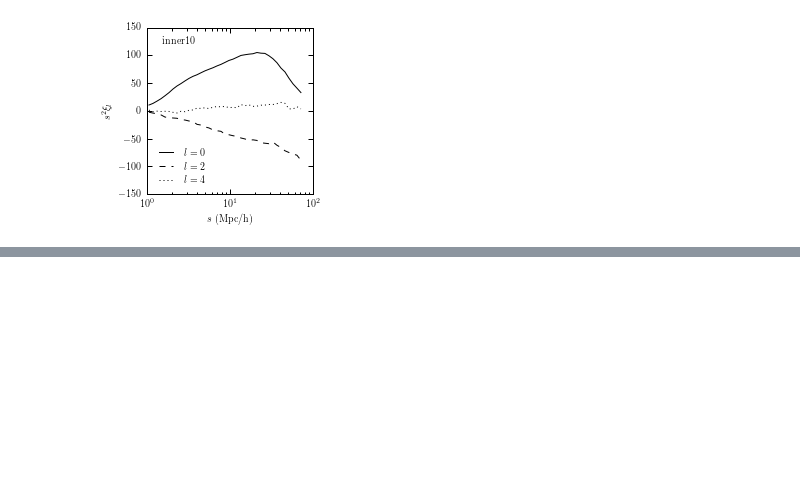
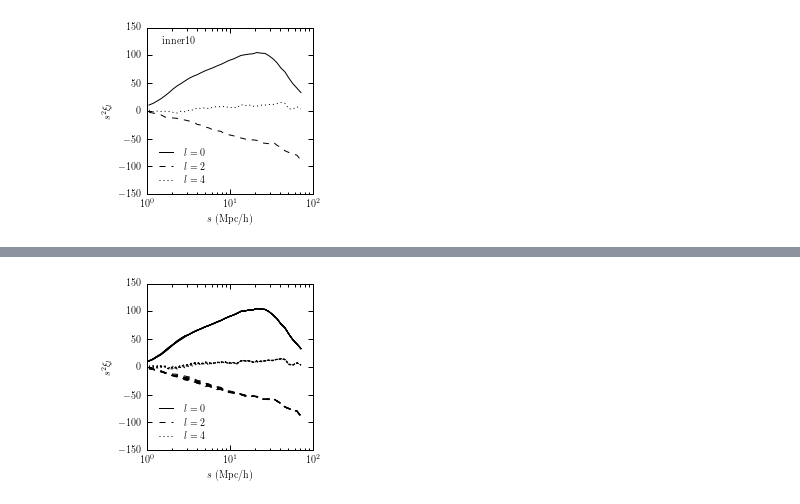
Before and after one commit to duncandc/vhalo, a Jupyter notebook: notebooks/Clustering.ipynb, the cells around one changed output, grey strips where cells are left out. Saved outputs shown, nothing was run; the diff lists cells and outputs as text; code cells hidden in the pictures; blank space fills up the shorter version.

```diff
--- a/notebooks/Clustering.ipynb
+++ b/notebooks/Clustering.ipynb
@@ -119,0 +393,60 @@ t.write(filepath + filename + '.dat', format='ascii')
+# %%
+"""
+plot the multipoles
+"""
+
+s_bin_centers = t_10['s']
+
+fig = plt.figure(figsize=(3.3,3.3))
+fig.subplots_adjust(left=0.2, right=0.9, bottom=0.2, top=0.9)
+
+l1, = plt.plot(s_bin_centers, t_10['l=0']*s_bin_centers**2, '-', color='black')
+l2, = plt.plot(s_bin_centers, t_10['l=2']*s_bin_centers**2, '--', color='black')
+l3, = plt.plot(s_bin_centers, t_10['l=4']*s_bin_centers**2, ':', color='black')
+
+l1, = plt.plot(s_bin_centers, t_20['l=0']*s_bin_centers**2, '-', color='black')
+l2, = plt.plot(s_bin_centers, t_20['l=2']*s_bin_centers**2, '--', color='black')
+l3, = plt.plot(s_bin_centers, t_20['l=4']*s_bin_centers**2, ':', color='black')
+
+l1, = plt.plot(s_bin_centers, t_30['l=0']*s_bin_centers**2, '-', color='black')
+l2, = plt.plot(s_bin_centers, t_30['l=2']*s_bin_centers**2, '--', color='black')
+l3, = plt.plot(s_bin_centers, t_30['l=4']*s_bin_centers**2, ':', color='black')
+
+l1, = plt.plot(s_bin_centers, t_40['l=0']*s_bin_centers**2, '-', color='black')
+l2, = plt.plot(s_bin_centers, t_40['l=2']*s_bin_centers**2, '--', color='black')
+l3, = plt.plot(s_bin_centers, t_40['l=4']*s_bin_centers**2, ':', color='black')
+
+l1, = plt.plot(s_bin_centers, t_50['l=0']*s_bin_centers**2, '-', color='black')
+l2, = plt.plot(s_bin_centers, t_50['l=2']*s_bin_centers**2, '--', color='black')
+l3, = plt.plot(s_bin_centers, t_50['l=4']*s_bin_centers**2, ':', color='black')
+
+l1, = plt.plot(s_bin_centers, t_60['l=0']*s_bin_centers**2, '-', color='black')
+l2, = plt.plot(s_bin_centers, t_60['l=2']*s_bin_centers**2, '--', color='black')
+l3, = plt.plot(s_bin_centers, t_60['l=4']*s_bin_centers**2, ':', color='black')
+
+l1, = plt.plot(s_bin_centers, t_70['l=0']*s_bin_centers**2, '-', color='black')
+l2, = plt.plot(s_bin_centers, t_70['l=2']*s_bin_centers**2, '--', color='black')
+l3, = plt.plot(s_bin_centers, t_70['l=4']*s_bin_centers**2, ':', color='black')
+
+l1, = plt.plot(s_bin_centers, t_80['l=0']*s_bin_centers**2, '-', color='black')
+l2, = plt.plot(s_bin_centers, t_80['l=2']*s_bin_centers**2, '--', color='black')
+l3, = plt.plot(s_bin_centers, t_80['l=4']*s_bin_centers**2, ':', color='black')
+
+l1, = plt.plot(s_bin_centers, t_90['l=0']*s_bin_centers**2, '-', color='black')
+l2, = plt.plot(s_bin_centers, t_90['l=2']*s_bin_centers**2, '--', color='black')
+l3, = plt.plot(s_bin_centers, t_90['l=4']*s_bin_centers**2, ':', color='black')
+
+l1, = plt.plot(s_bin_centers, t_0['l=0']*s_bin_centers**2, '-', color='black')
+l2, = plt.plot(s_bin_centers, t_0['l=2']*s_bin_centers**2, '--', color='black')
+l3, = plt.plot(s_bin_centers, t_0['l=4']*s_bin_centers**2, ':', color='black')
+
+plt.ylabel(r'$s^2\xi_l$')
+plt.xlabel(r'$s ~({\rm Mpc/h})$')
+plt.xscale('log')
+plt.xlim([1,100])
+plt.ylim([-150,150])
+plt.legend([l1,l2,l3],[r'$l=0$',r'$l=2$',r'$l=4$'], fontsize=10, loc='lower left', frameon=False)
+
+plt.show()
+# %% [output]
+[figure, added]
```
Also changed, not shown: parts of 19 cells of this notebook, 1 other file.
